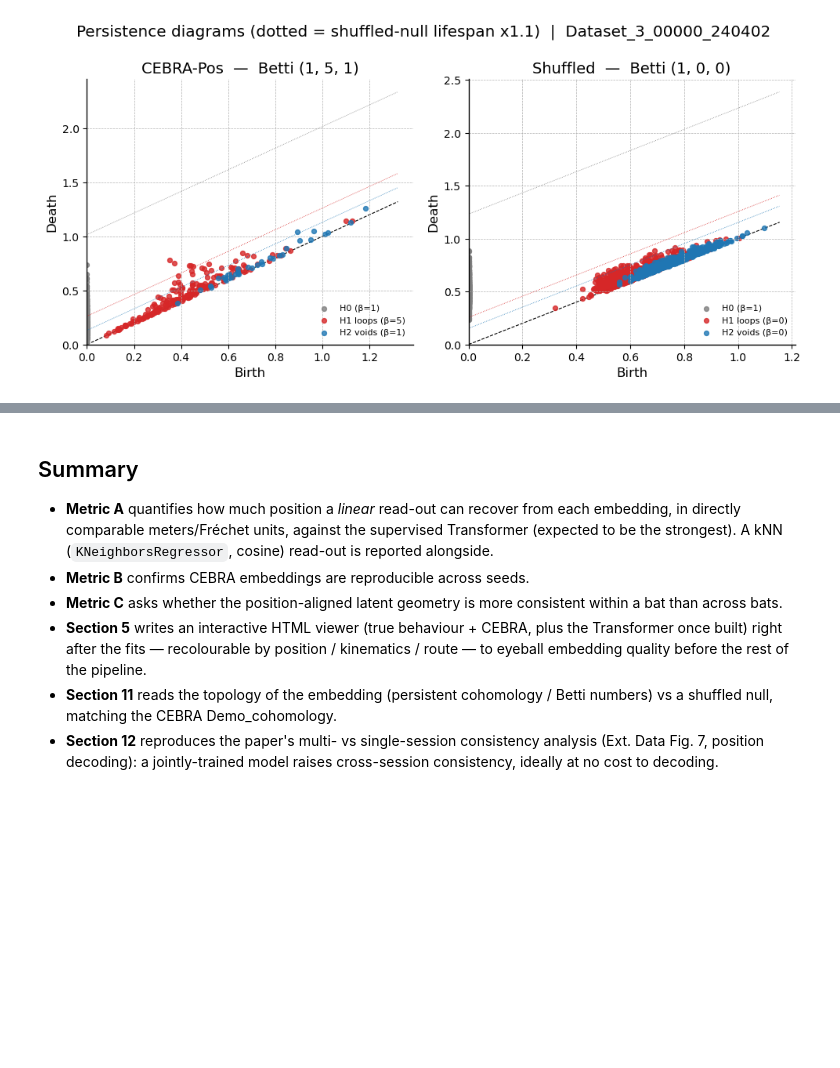
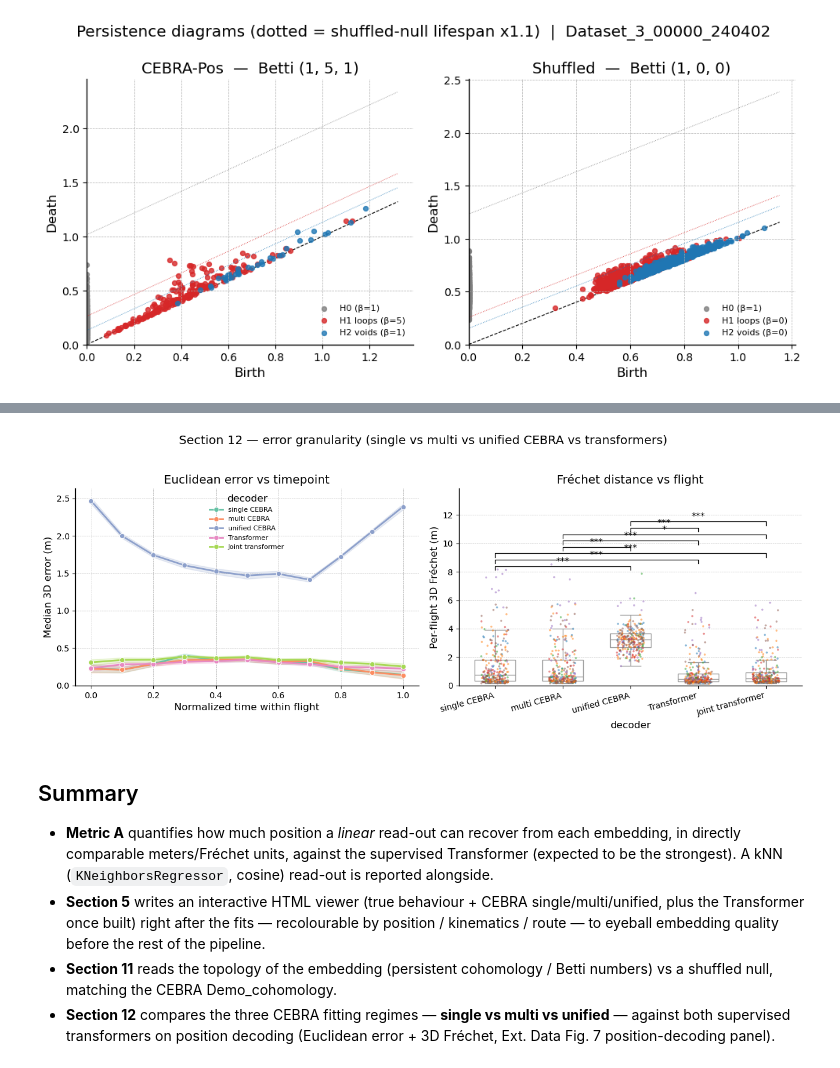
Before and after one commit to yongrong-qiu/digitalbat, a Jupyter notebook: notebooks/cebra-comparison.ipynb, the cells around one changed output, grey strips where cells are left out. Drawn from its saved outputs; the diff is of its cells as text; code cells hidden in the pictures; blank space fills up the shorter version.

```diff
--- a/notebooks/cebra-comparison.ipynb
+++ b/notebooks/cebra-comparison.ipynb
@@ -1681,8 +1650,10 @@ print(pd.DataFrame({
 # %%
 # Section 12 — same error granularity (timepoint Euclidean + flight Fréchet) for
-# single CEBRA / multi CEBRA / Transformer, via the Section 8b helper.
+# single / multi / unified CEBRA + both transformers, via the Section 8b helper.
 timepoint_flight_fig(dec_records_df, frechet12_df, ORDER12, LABEL12, PAL12,
-                     'Section 12 — error granularity (single vs multi CEBRA vs Transformer)')
+                     'Section 12 — error granularity (single vs multi vs unified CEBRA vs transformers)')
+# %% [output]
+[figure, added]
 # %% [markdown]
 ## Summary
 
@@ -1690,14 +1661,11 @@ timepoint_flight_fig(dec_records_df, frechet12_df, ORDER12, LABEL12, PAL12,
   embedding, in directly comparable meters/Fréchet units, against the supervised
   Transformer (expected to be the strongest). A kNN (`KNeighborsRegressor`, cosine)
   read-out is reported alongside.
-- **Metric B** confirms CEBRA embeddings are reproducible across seeds.
-- **Metric C** asks whether the position-aligned latent geometry is more consistent
-  within a bat than across bats.
-- **Section 5** writes an interactive HTML viewer (true behaviour + CEBRA, plus the
-  Transformer once built) right after the fits — recolourable by position / kinematics /
+- **Section 5** writes an interactive HTML viewer (true behaviour + CEBRA single/multi/unified,
+  plus the Transformer once built) right after the fits — recolourable by position / kinematics /
   route — to eyeball embedding quality before the rest of the pipeline.
 - **Section 11** reads the topology of the embedding (persistent cohomology / Betti
   numbers) vs a shuffled null, matching the CEBRA Demo_cohomology.
-- **Section 12** reproduces the paper's multi- vs single-session consistency analysis
-  (Ext. Data Fig. 7, position decoding): a jointly-trained model raises cross-session
-  consistency, ideally at no cost to decoding.
+- **Section 12** compares the three CEBRA fitting regimes — **single vs multi vs unified** — against
+  both supervised transformers on position decoding (Euclidean error + 3D Fréchet, Ext. Data Fig. 7
+  position-decoding panel).
```
Also changed, not shown: parts of 22 cells of this notebook.
